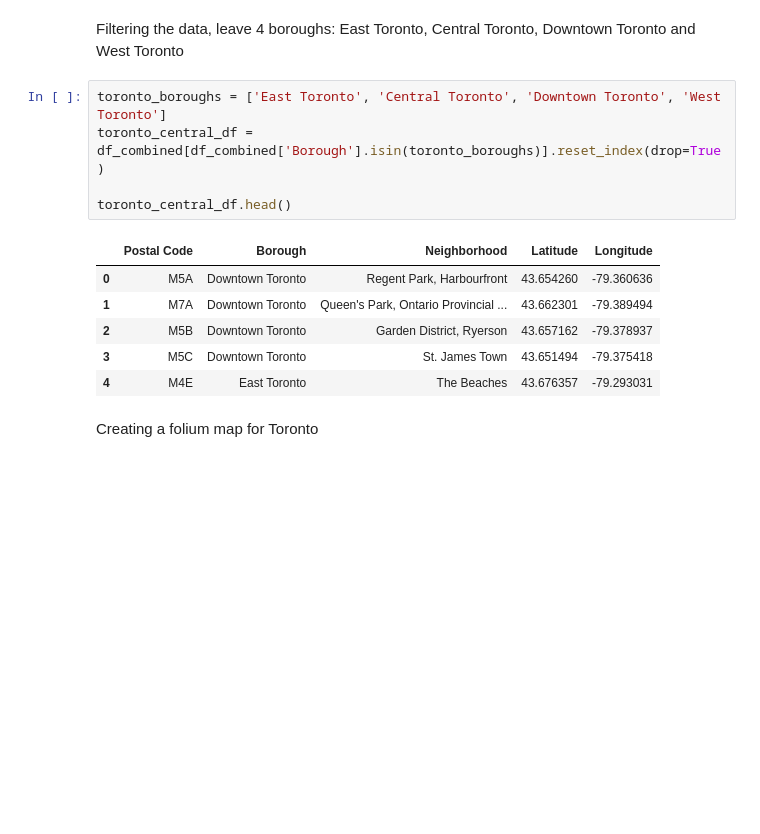
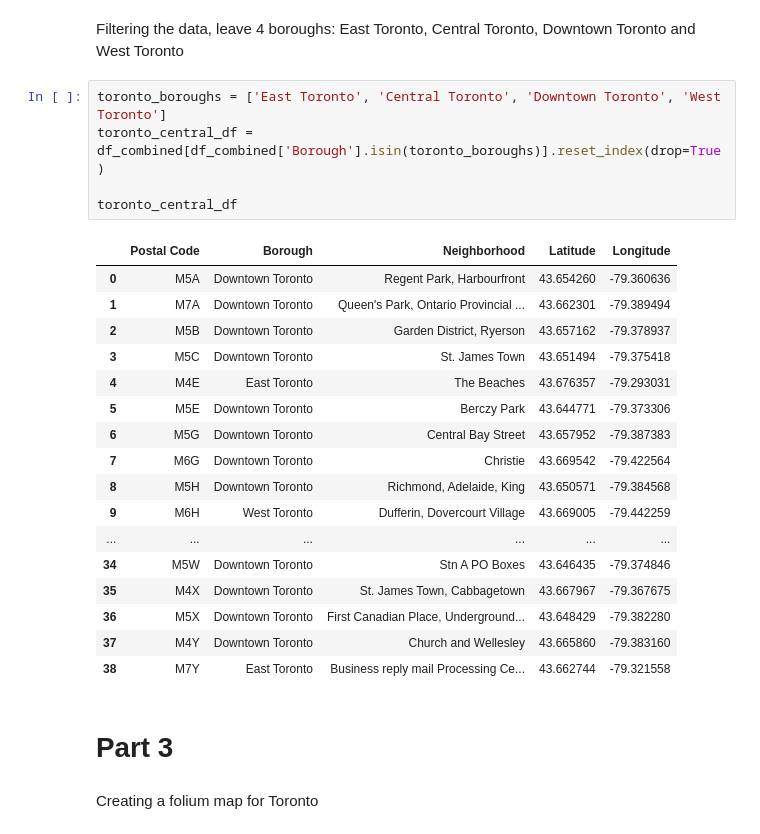
Before and after one commit to Romko-B/coursera-capstone-project, a Jupyter notebook: Toronto neighbourhood.ipynb, the cells around one changed output. Saved outputs shown, nothing was run; the diff lists cells and outputs as text; blank space fills up the shorter version.

```diff
--- a/Toronto neighbourhood.ipynb
+++ b/Toronto neighbourhood.ipynb
@@ -201,15 +201,28 @@ Filtering the data, leave 4 boroughs: East Toronto, Central Toronto, Downtown To
 # %%
 toronto_boroughs = ['East Toronto', 'Central Toronto', 'Downtown Toronto', 'West Toronto']
 toronto_central_df = df_combined[df_combined['Borough'].isin(toronto_boroughs)].reset_index(drop=True)
 
-toronto_central_df.head()
+toronto_central_df
 # %% [output]
 |  | Postal Code | Borough | Neighborhood | Latitude | Longitude |
 | 0 | M5A | Downtown Toronto | Regent Park, Harbourfront | 43.654260 | -79.360636 |
 | 1 | M7A | Downtown Toronto | Queen's Park, Ontario Provincial ... | 43.662301 | -79.389494 |
 | 2 | M5B | Downtown Toronto | Garden District, Ryerson | 43.657162 | -79.378937 |
 | 3 | M5C | Downtown Toronto | St. James Town | 43.651494 | -79.375418 |
 | 4 | M4E | East Toronto | The Beaches | 43.676357 | -79.293031 |
+| 5 | M5E | Downtown Toronto | Berczy Park | 43.644771 | -79.373306 |
+| 6 | M5G | Downtown Toronto | Central Bay Street | 43.657952 | -79.387383 |
+| 7 | M6G | Downtown Toronto | Christie | 43.669542 | -79.422564 |
+| 8 | M5H | Downtown Toronto | Richmond, Adelaide, King | 43.650571 | -79.384568 |
+| 9 | M6H | West Toronto | Dufferin, Dovercourt Village | 43.669005 | -79.442259 |
+| ... | ... | ... | ... | ... | ... |
+| 34 | M5W | Downtown Toronto | Stn A PO Boxes | 43.646435 | -79.374846 |
+| 35 | M4X | Downtown Toronto | St. James Town, Cabbagetown | 43.667967 | -79.367675 |
+| 36 | M5X | Downtown Toronto | First Canadian Place, Underground... | 43.648429 | -79.382280 |
+| 37 | M4Y | Downtown Toronto | Church and Wellesley | 43.665860 | -79.383160 |
+| 38 | M7Y | East Toronto | Business reply mail Processing Ce... | 43.662744 | -79.321558 |
+# %% [markdown]
+# Part 3
 # %% [markdown]
 Creating a folium map for Toronto
 # %%
```
